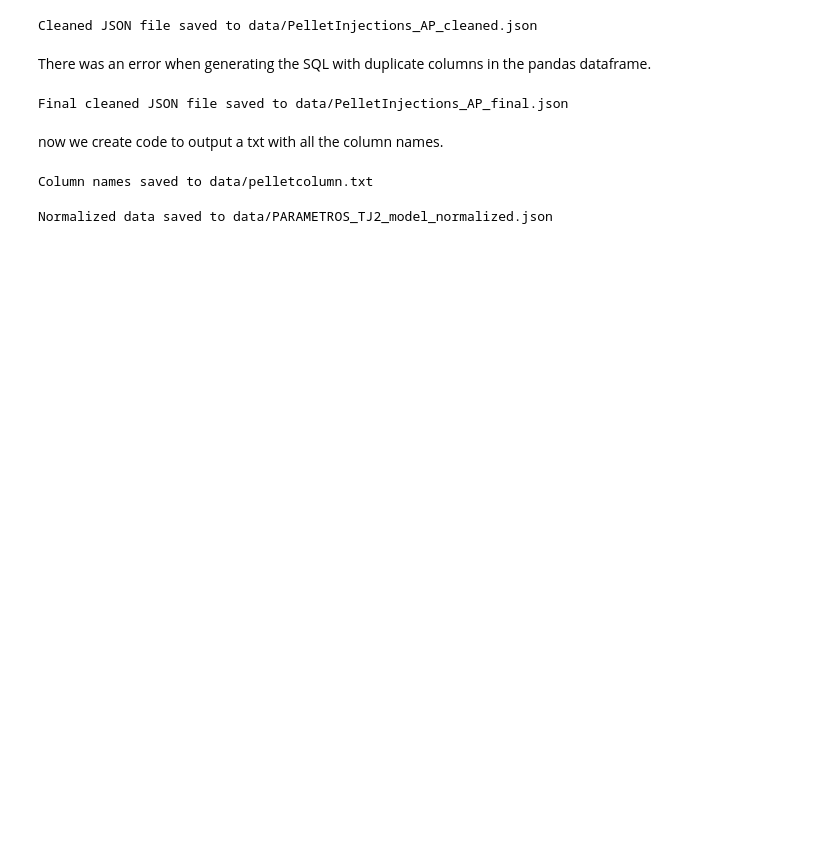
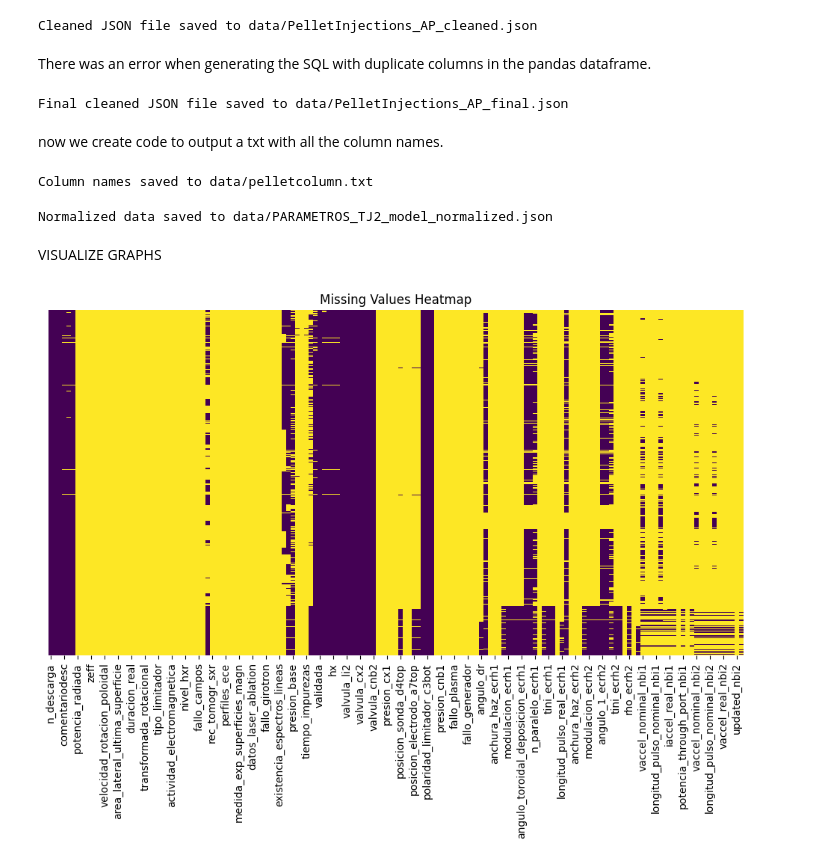
Before and after one commit to smorenolasa1/TJ-II_Chatbot_Backend, a Jupyter notebook: data_preparation.ipynb, the cells around one changed output. Drawn from its saved outputs; the diff is of its cells as text; code cells hidden in the pictures; blank space fills up the shorter version.

Commit message:
graph creation and CSV testing with prompt

```diff
--- a/data_preparation.ipynb
+++ b/data_preparation.ipynb
@@ -833,3 +833,32 @@ with open(output_file, "w", encoding="utf-8") as f:
 print(f"Normalized data saved to {output_file}")
 # %% [output]
 Normalized data saved to data/PARAMETROS_TJ2_model_normalized.json
+# %% [markdown]
+VISUALIZE GRAPHS
+# %%
+import pandas as pd
+import matplotlib.pyplot as plt
+import seaborn as sns
+import numpy as np
+
+# Load the dataset (Modify the path accordingly)
+file_path = "data/PARAMETROS_TJ2_ORDENADOS.csv"
+df = pd.read_csv(file_path, sep=";", encoding="latin1", low_memory=False)
+# Convert column names to lowercase for consistency
+df.columns = df.columns.str.lower()
+# %%
+### 2. Visualizing Missing Values (Only If They Exist) ###
+plt.figure(figsize=(12, 6))
+
+# Replace empty strings and whitespace-only values with NaN to detect missing values
+df.replace(r"^\s*$", np.nan, regex=True, inplace=True)
+
+# Check if there are missing values
+if df.isnull().sum().sum() > 0:
+    sns.heatmap(df.isnull(), cbar=False, cmap='viridis', yticklabels=False)
+    plt.title("Missing Values Heatmap")
+    plt.show()
+else:
+    print("No missing values found in the dataset.")
+# %% [output]
+[figure, added]
```
Also changed, not shown: parts of 6 cells of this notebook, 4 other files.
